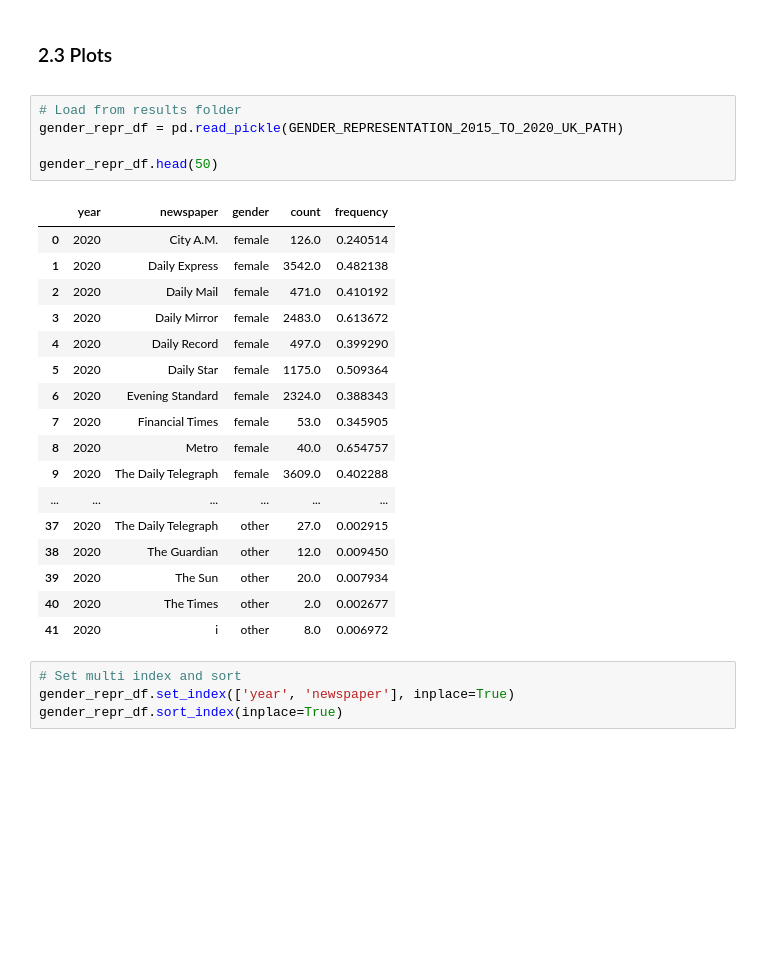
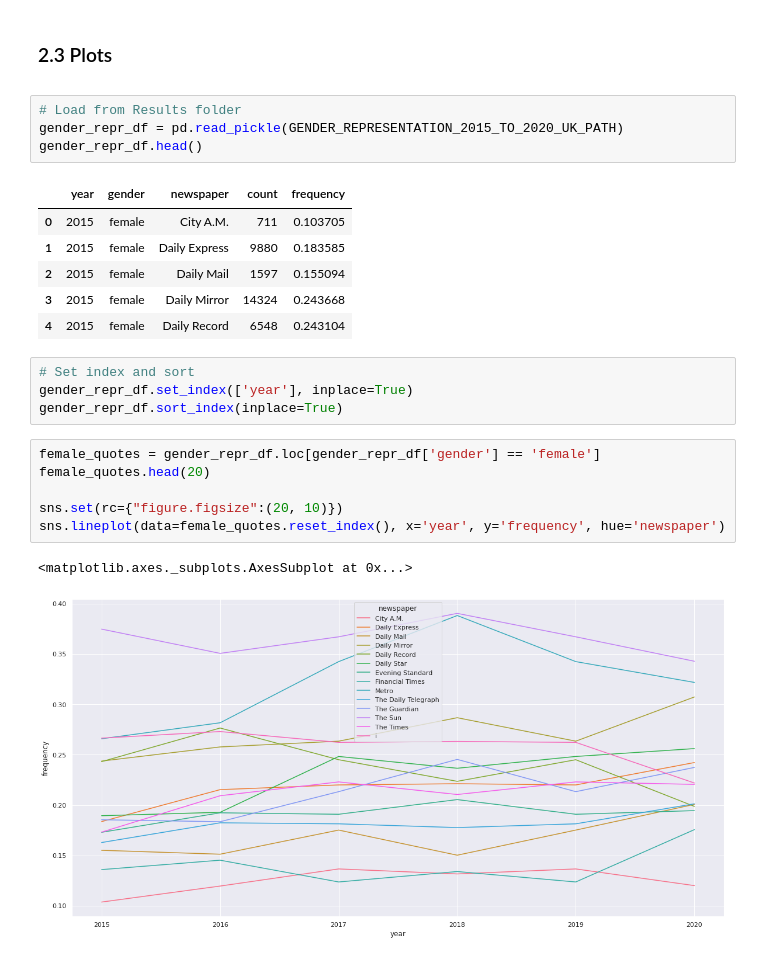
Before and after one commit to epfl-ada/ada-2021-project-palomamo, a Jupyter notebook: gender_representation.ipynb, the cells around one changed output. Drawn from its saved outputs; the diff is of its cells as text; blank space fills up the shorter version.

Commit message:
time depended plot for gender representation

```diff
--- a/gender_representation.ipynb
+++ b/gender_representation.ipynb
@@ -130,29 +131,26 @@ gender_repr_df.to_pickle(GENDER_REPRESENTATION_2015_TO_2020_UK_PATH)
 ### 2.3 Plots
 <a id="plots"></a>
 # %%
-# Load from results folder
+# Load from Results folder
 gender_repr_df = pd.read_pickle(GENDER_REPRESENTATION_2015_TO_2020_UK_PATH)
-
-gender_repr_df.head(50)
+gender_repr_df.head()
 # %% [output]
-|  | year | newspaper | gender | count | frequency |
-| 0 | 2020 | City A.M. | female | 126.0 | 0.240514 |
-| 1 | 2020 | Daily Express | female | 3542.0 | 0.482138 |
-| 2 | 2020 | Daily Mail | female | 471.0 | 0.410192 |
-| 3 | 2020 | Daily Mirror | female | 2483.0 | 0.613672 |
-| 4 | 2020 | Daily Record | female | 497.0 | 0.399290 |
-| 5 | 2020 | Daily Star | female | 1175.0 | 0.509364 |
-| 6 | 2020 | Evening Standard | female | 2324.0 | 0.388343 |
-| 7 | 2020 | Financial Times | female | 53.0 | 0.345905 |
-| 8 | 2020 | Metro | female | 40.0 | 0.654757 |
-| 9 | 2020 | The Daily Telegraph | female | 3609.0 | 0.402288 |
-| ... | ... | ... | ... | ... | ... |
-| 37 | 2020 | The Daily Telegraph | other | 27.0 | 0.002915 |
-| 38 | 2020 | The Guardian | other | 12.0 | 0.009450 |
-| 39 | 2020 | The Sun | other | 20.0 | 0.007934 |
-| 40 | 2020 | The Times | other | 2.0 | 0.002677 |
-| 41 | 2020 | i | other | 8.0 | 0.006972 |
+|  | year | gender | newspaper | count | frequency |
+| 0 | 2015 | female | City A.M. | 711 | 0.103705 |
+| 1 | 2015 | female | Daily Express | 9880 | 0.183585 |
+| 2 | 2015 | female | Daily Mail | 1597 | 0.155094 |
+| 3 | 2015 | female | Daily Mirror | 14324 | 0.243668 |
+| 4 | 2015 | female | Daily Record | 6548 | 0.243104 |
 # %%
-# Set multi index and sort
-gender_repr_df.set_index(['year', 'newspaper'], inplace=True)
+# Set index and sort
+gender_repr_df.set_index(['year'], inplace=True)
 gender_repr_df.sort_index(inplace=True)
+# %%
+female_quotes = gender_repr_df.loc[gender_repr_df['gender'] == 'female']
+female_quotes.head(20)
+
+sns.set(rc={"figure.figsize":(20, 10)})
+sns.lineplot(data=female_quotes.reset_index(), x='year', y='frequency', hue='newspaper')
+# %% [output]
+<matplotlib.axes._subplots.AxesSubplot at 0x...>
+[figure, added]
```
Also changed, not shown: parts of 2 cells of this notebook.
